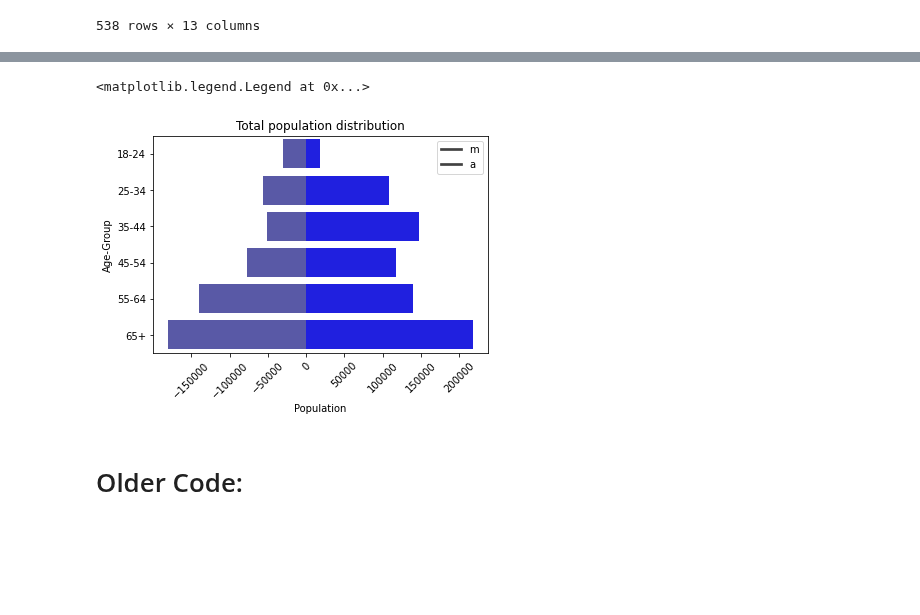
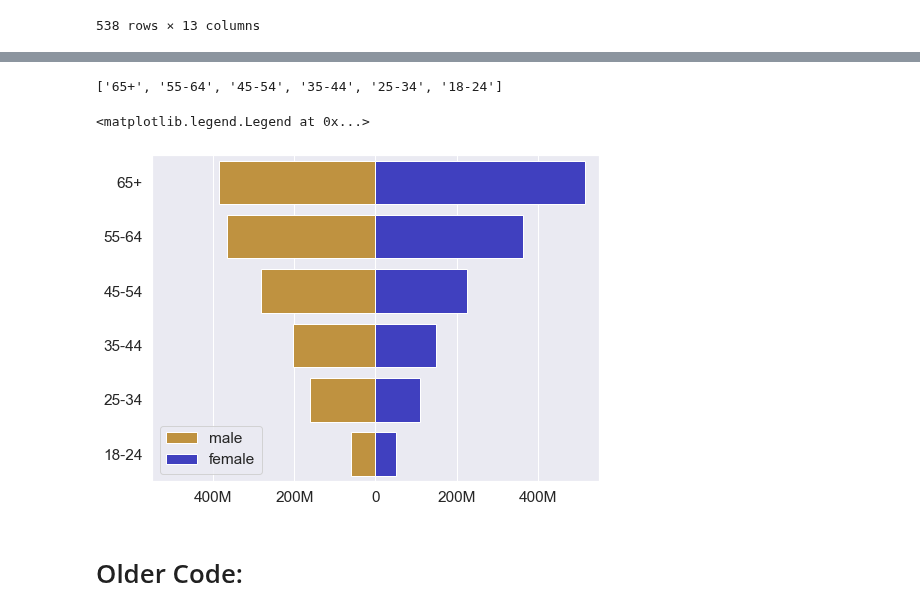
Before and after one commit to lrnz-asnprs/political-ad-api, a Jupyter notebook: notebooks/gustav_demographic_data.ipynb, the cells around one changed output, grey strips where cells are left out. Cells and saved outputs as stored; diff of their text form; code cells hidden in the pictures; blank space fills up the shorter version.

Commit message:
added final graphs etc

```diff
--- a/notebooks/gustav_demographic_data.ipynb
+++ b/notebooks/gustav_demographic_data.ipynb
@@ -126,3 +122,15 @@ dtype: bool
+# %%
+#INSERT the set of ads that you want to run the complete process on e.g., df_climate or df (all ads)
+#Change this True/False depending on what is wanted to be displayed in the data
+climate_ads_only = False
+# %%
+
+if climate_ads_only == False:
+    demographics = create_demographic_df(df)
+else:
+    demographics = create_demographic_df(df_climate)
+
+demographics.head(1)
 # %%
 demographics_male = demographics.copy()
 demographics_female = demographics.copy()
@@ -235,3 +243,7 @@ congress
 | 536 | 536 | 536 | Melanie | Stansbury | Melanie A. Stansbury | rep | NM | 1.0 | Democrat | ... |
 | 537 | 537 | 537 | Jake | Ellzey | Jake Ellzey | rep | TX | 6.0 | Republican | ... |
 538 rows × 13 columns
+# %%
+congress.at[8, 'party'] = 'Democrat'
+
+congress[congress.last_name == 'Sanders']
@@ -327,13 +391,38 @@ democrats2_modified['male'] = democrats2_modified['male'].apply(lambda x: x*(-1)
 # %%
 age_class = ['18-24', '25-34', '35-44', '45-54', '55-64', '65+']
 
-pyramid_byparty = sns.barplot(x='male', y='index', data=democrats2_modified, order=age_class, color="blue", saturation=0.3)
-pyramid_byparty = sns.barplot(x='female', y='index', data=democrats2_modified, order=age_class, color="blue", saturation=0.75)
+age_class.sort(reverse=True)
+print(age_class)
+import matplotlib.ticker as tick
+import matplotlib.pyplot as plt
 
-pyramid_byparty.set(xlabel="Population", ylabel="Age-Group", title = "Total population distribution")
+figure, ax = plt.subplots(figsize=(8,6))
 
-plt.xticks(rotation=45)
-plt.legend("male")
+pyramid_byparty = sns.barplot(x='male', y='index', data=democrats2_modified, order=age_class, color="orange", saturation=0.50, label='male')
+pyramid_byparty = sns.barplot(x='female', y='index', data=democrats2_modified, order=age_class, color="blue", saturation=0.50, label='female')
+
+pyramid_byparty.set(title = "")
+
+ax.xaxis.set_major_formatter(tick.FuncFormatter(reformat_large_tick_values))
+
+ax.legend(ncol=1, loc="lower right", frameon=True)
+
+if climate_ads_only == True:
+    if party == "Republican":
+        plt.xlim([-200000, 200000])
+    else:
+        plt.xlim([-15000000,15000000])
+else:
+    if party == "Republican":
+        plt.xlim([-550000000, 550000000])
+    else:
+        plt.xlim([-750000000, 750000000])
+
+
+plt.ylabel("")
+plt.xlabel("")
+ax.legend()
 # %% [output]
-<matplotlib.legend.Legend at 0x...>
+['65+', '55-64', '45-54', '35-44', '25-34', '18-24']
+<matplotlib.legend.Legend at 0x...>
-[figure, old version]
+[figure, new version]
```
Also changed, not shown: parts of 21 cells of this notebook, 13 other files.
